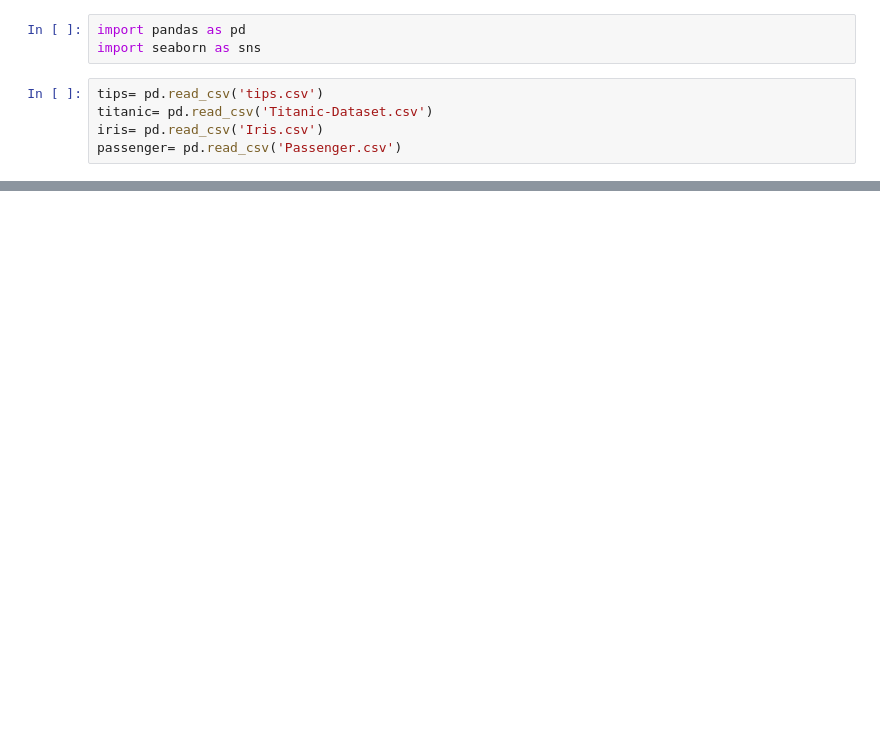
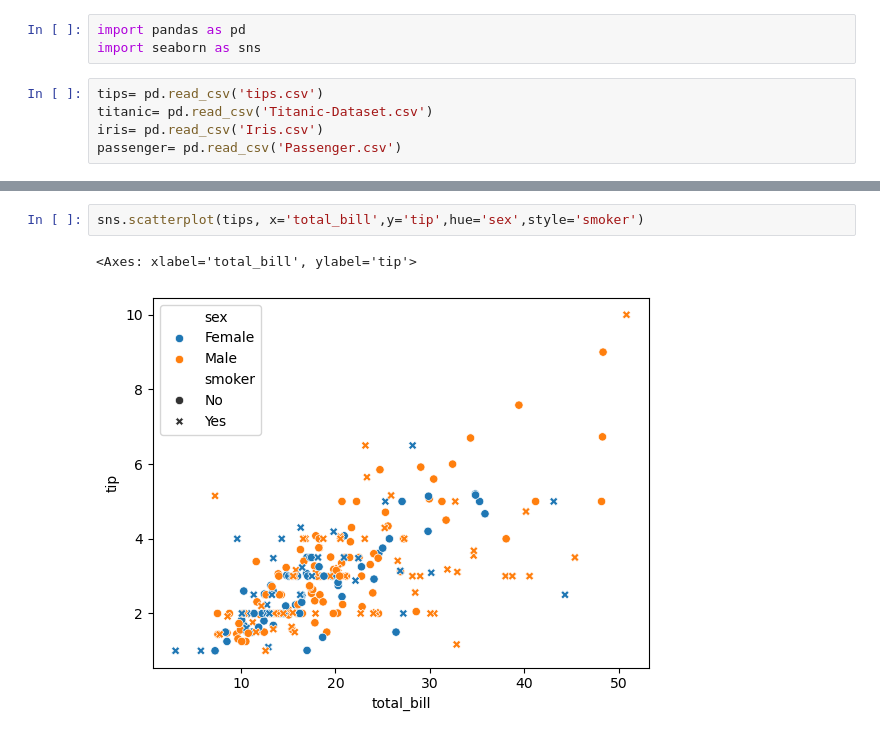
Before and after one commit to moksh-m9u/Machine-Learning, a Jupyter notebook: EDA/Bivariate_analysis/Bivariate.ipynb, the cells around one changed output, grey strips where cells are left out. Saved outputs shown, nothing was run; the diff lists cells and outputs as text; blank space fills up the shorter version.

```diff
--- a/EDA/Bivariate_analysis/Bivariate.ipynb
+++ b/EDA/Bivariate_analysis/Bivariate.ipynb
@@ -22,0 +39,5 @@ KeyError: "None of [Index([('year', 'month', '#Passengers')], dtype='object')] a
+# %%
+sns.scatterplot(tips, x='total_bill',y='tip',hue='sex',style='smoker')
+# %% [output]
+<Axes: xlabel='total_bill', ylabel='tip'>
+[figure, added]
```
Also changed, not shown: parts of 12 cells of this notebook.
